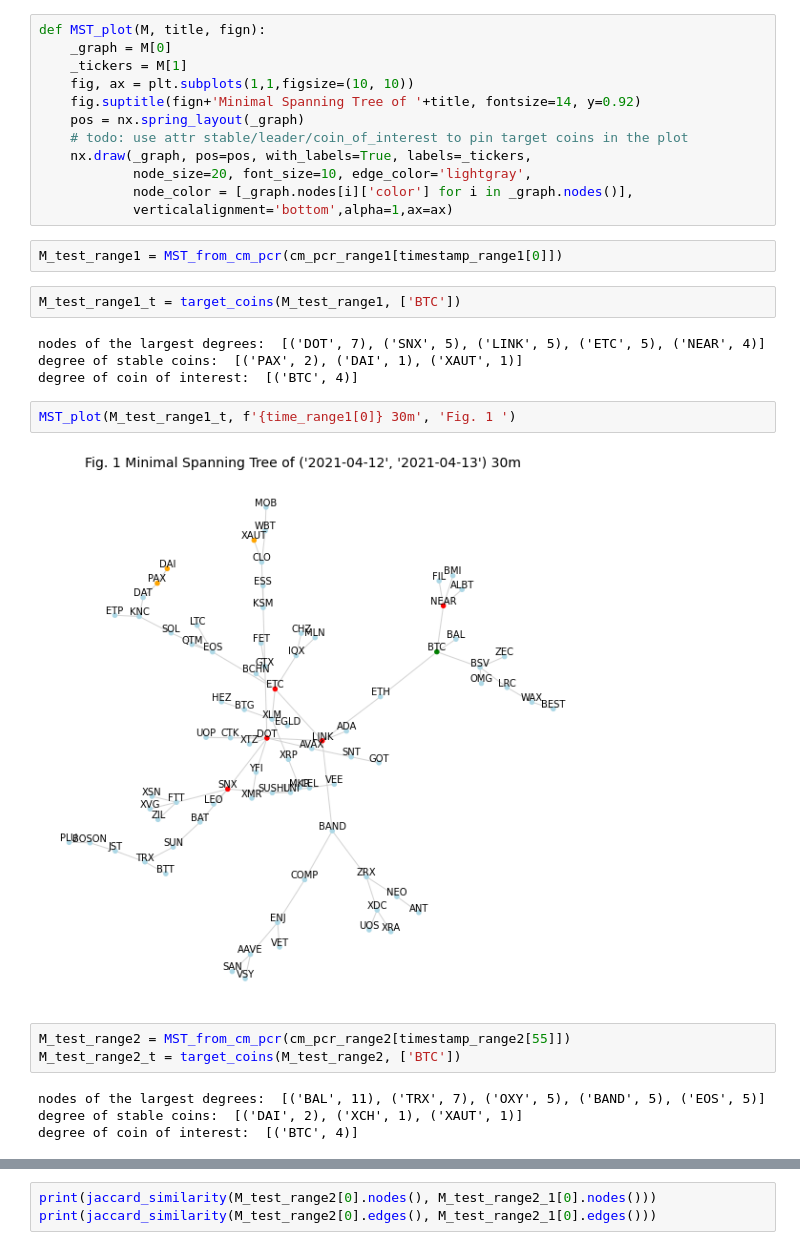
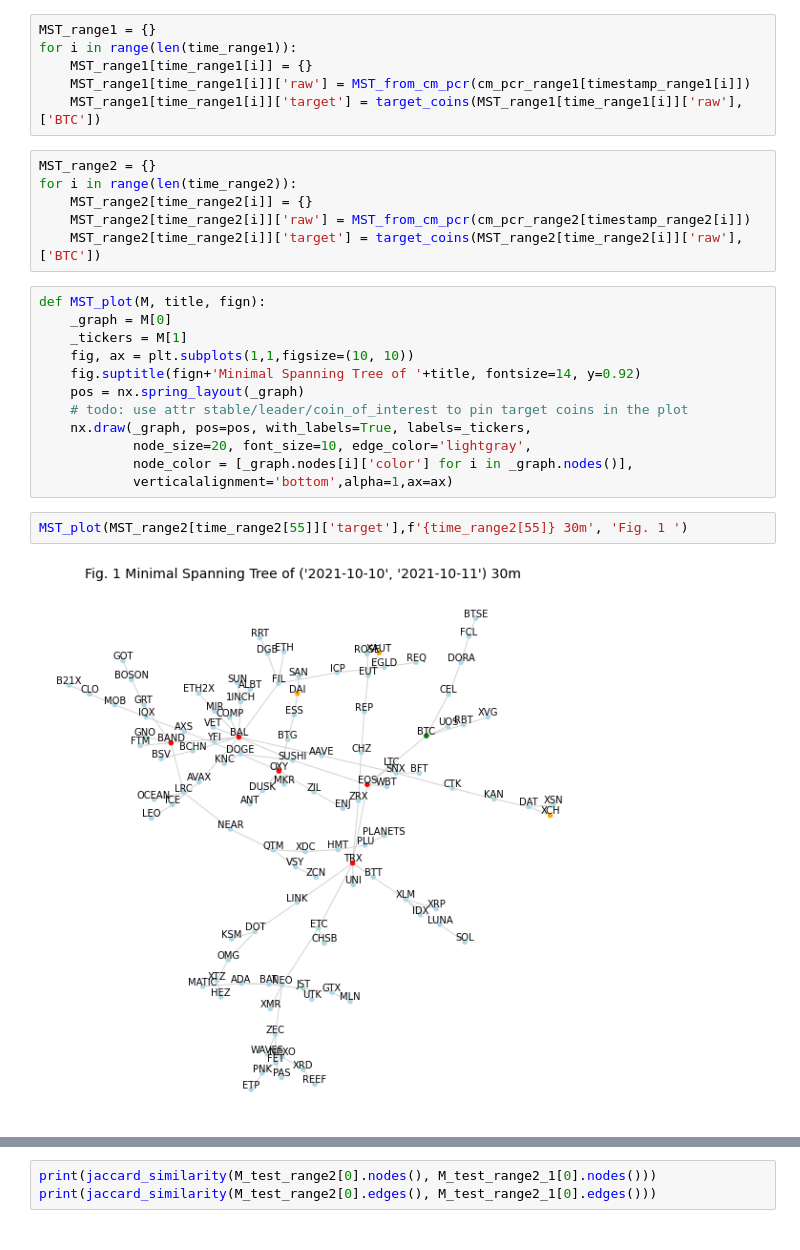
Before and after one commit to codingFerryman/crypto_market_hierarchy_structure, a Jupyter notebook: src/30m_MST_per_day.ipynb, the cells around one changed output, grey strips where cells are left out. Cells and saved outputs as stored; diff of their text form.

```diff
--- a/src/30m_MST_per_day.ipynb
+++ b/src/30m_MST_per_day.ipynb
@@ -155,6 +155,18 @@ def target_coins(G, coin_of_interest):
         else: _MST.nodes[i]['color'] = 'lightblue'
 
     return _MST, _tickers, _leader_coins[1], _stable_coins, _coin_of_interest
+# %%
+MST_range1 = {}
+for i in range(len(time_range1)):
+    MST_range1[time_range1[i]] = {}
+    MST_range1[time_range1[i]]['raw'] = MST_from_cm_pcr(cm_pcr_range1[timestamp_range1[i]])
+    MST_range1[time_range1[i]]['target'] = target_coins(MST_range1[time_range1[i]]['raw'], ['BTC'])
+# %%
+MST_range2 = {}
+for i in range(len(time_range2)):
+    MST_range2[time_range2[i]] = {}
+    MST_range2[time_range2[i]]['raw'] = MST_from_cm_pcr(cm_pcr_range2[timestamp_range2[i]])
+    MST_range2[time_range2[i]]['target'] = target_coins(MST_range2[time_range2[i]]['raw'], ['BTC'])
 # %%
 def MST_plot(M, title, fign):
     _graph = M[0]
@@ -167,22 +179,7 @@ def MST_plot(M, title, fign):
             node_size=20, font_size=10, edge_color='lightgray',
             node_color = [_graph.nodes[i]['color'] for i in _graph.nodes()],
             verticalalignment='bottom',alpha=1,ax=ax)
-# %%
-M_test_range1 = MST_from_cm_pcr(cm_pcr_range1[timestamp_range1[0]])
-# %%
-M_test_range1_t = target_coins(M_test_range1, ['BTC'])
-# %% [output]
-nodes of the largest degrees:  [('DOT', 7), ('SNX', 5), ('LINK', 5), ('ETC', 5), ('NEAR', 4)]
-degree of stable coins:  [('PAX', 2), ('DAI', 1), ('XAUT', 1)]
-degree of coin of interest:  [('BTC', 4)]
 # %%
-MST_plot(M_test_range1_t, f'{time_range1[0]} 30m', 'Fig. 1 ')
+MST_plot(MST_range2[time_range2[55]]['target'],f'{time_range2[55]} 30m', 'Fig. 1 ')
 # %% [output]
-[figure, old version]
+[figure, new version]
-# %%
-M_test_range2 = MST_from_cm_pcr(cm_pcr_range2[timestamp_range2[55]])
-M_test_range2_t = target_coins(M_test_range2, ['BTC'])
-# %% [output]
-nodes of the largest degrees:  [('BAL', 11), ('TRX', 7), ('OXY', 5), ('BAND', 5), ('EOS', 5)]
-degree of stable coins:  [('DAI', 2), ('XCH', 1), ('XAUT', 1)]
-degree of coin of interest:  [('BTC', 4)]
```
Also changed, not shown: parts of 25 cells of this notebook.
